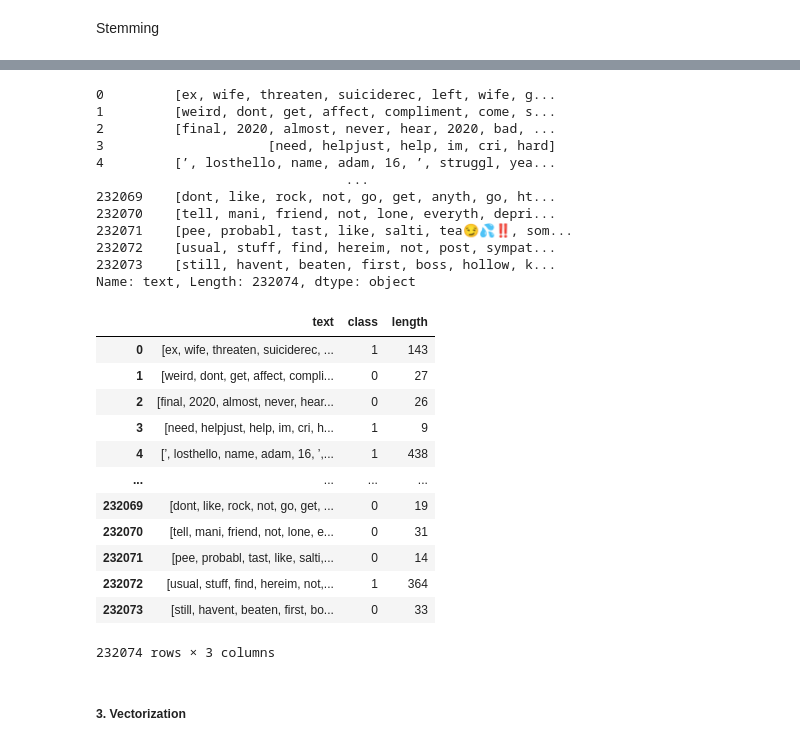
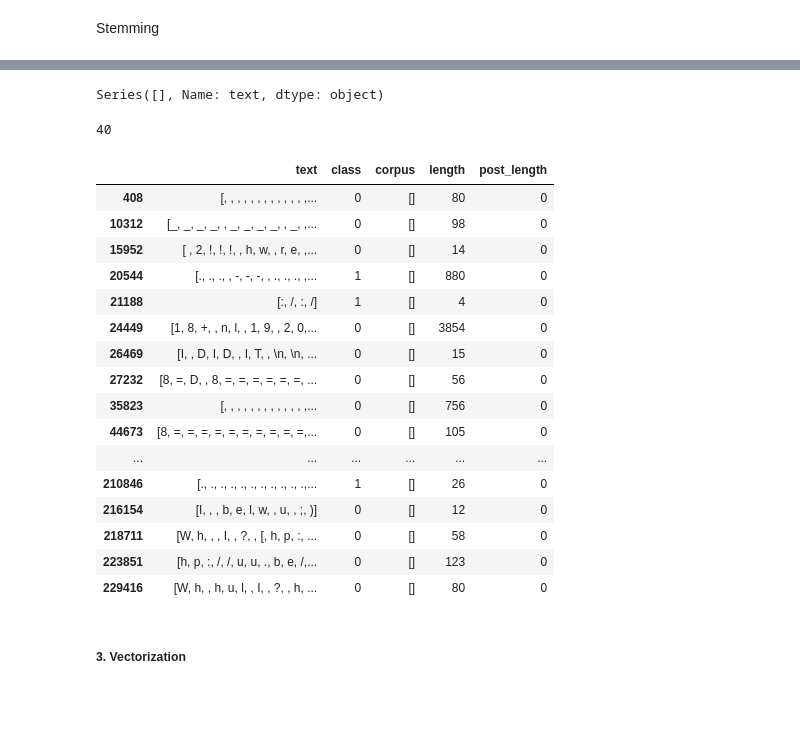
Before and after one commit to Passonei/NLP_Suicide_Detection, a Jupyter notebook: notebooks/analysis.ipynb, the cells around one changed output, grey strips where cells are left out. Cells and saved outputs as stored; diff of their text form; code cells hidden in the pictures; blank space fills up the shorter version.

```diff
--- a/notebooks/analysis.ipynb
+++ b/notebooks/analysis.ipynb
@@ -108,17 +141,18 @@ Remove stopwords
 # %%
 nltk.download('stopwords')
 stop_words = set(stopwords.words('english'))
-stop_words.discard('no')
-stop_words.discard('not')
-stop_words.discard('don')
+# stop_words.discard('no')
+# stop_words.discard('not')
+# stop_words.discard('don')
+stop_words.add('dont')
 # %% [output]
 [nltk_data] Downloading package stopwords to
 [nltk_data]     C:\Users\user\AppData\Roaming\nltk_data...
 [nltk_data]   Package stopwords is already up-to-date!
 # %%
-df_suicide_detection['text'] = df_suicide_detection['text'].apply(
+df_suicide_detection['corpus'] = df_suicide_detection['corpus'].apply(
     lambda document: [word for word in document if word not in stop_words]
     )
-df_suicide_detection['text'].head(1)
+df_suicide_detection['corpus'].head(1)
 # %% [output]
 0    [ex, wife, threatening, suiciderecently, left,...
@@ -140,31 +200,28 @@ Name: text, dtype: object
 # %%
-df_suicide_detection['text']
+df_suicide_detection[df_suicide_detection['length']==9684]['text']
 # %% [output]
-0         [ex, wife, threaten, suiciderec, left, wife, g...
-1         [weird, dont, get, affect, compliment, come, s...
-2         [final, 2020, almost, never, hear, 2020, bad, ...
-3                     [need, helpjust, help, im, cri, hard]
-4         [’, losthello, name, adam, 16, ’, struggl, yea...
-                                ...
-232069    [dont, like, rock, not, go, get, anyth, go, ht...
-232070    [tell, mani, friend, not, lone, everyth, depri...
-232071    [pee, probabl, tast, like, salti, tea😏💦‼️, som...
-232072    [usual, stuff, find, hereim, not, post, sympat...
-232073    [still, havent, beaten, first, boss, hollow, k...
-Name: text, Length: 232074, dtype: object
+Series([], Name: text, dtype: object)
-# %%
-df_suicide_detection
-# %% [output]
-|  | text | class | length |
-| 0 | [ex, wife, threaten, suiciderec, ... | 1 | 143 |
-| 1 | [weird, dont, get, affect, compli... | 0 | 27 |
-| 2 | [final, 2020, almost, never, hear... | 0 | 26 |
-| 3 | [need, helpjust, help, im, cri, h... | 1 | 9 |
-| 4 | [’, losthello, name, adam, 16, ’,... | 1 | 438 |
-| ... | ... | ... | ... |
-| 232069 | [dont, like, rock, not, go, get, ... | 0 | 19 |
-| 232070 | [tell, mani, friend, not, lone, e... | 0 | 31 |
-| 232071 | [pee, probabl, tast, like, salti,... | 0 | 14 |
-| 232072 | [usual, stuff, find, hereim, not,... | 1 | 364 |
-| 232073 | [still, havent, beaten, first, bo... | 0 | 33 |
-232074 rows × 3 columns
+# %%
+len(df_suicide_detection[df_suicide_detection['post_length']==0])
+# %% [output]
+40
+# %%
+df_suicide_detection[df_suicide_detection['post_length']==0]
+# %% [output]
+|  | text | class | corpus | length | post_length |
+| 408 | [︎, , ︎, , ︎, , ︎, , ︎, , ︎, , ︎,... | 0 | [] | 80 | 0 |
+| 10312 | [_, _, _, _, , _, _, _, _, , _, ,... | 0 | [] | 98 | 0 |
+| 15952 | [ , 2, !, !, !, , h, w, , r, e, ,... | 0 | [] | 14 | 0 |
+| 20544 | [., ., ., , -, -, -, , ., ., ., ,... | 1 | [] | 880 | 0 |
+| 21188 | [:, /, :, /] | 1 | [] | 4 | 0 |
+| 24449 | [1, 8, +, , n, l, , 1, 9, , 2, 0,... | 0 | [] | 3854 | 0 |
+| 26469 | [I, , D, I, D, , I, T, , \n, \n, ... | 0 | [] | 15 | 0 |
+| 27232 | [8, =, D, , 8, =, =, =, =, =, =, ... | 0 | [] | 56 | 0 |
+| 35823 | [‍, , ‍, , ‍, , ‍, , ‍, , ‍, , ‍,... | 0 | [] | 756 | 0 |
+| 44673 | [8, =, =, =, =, =, =, =, =, =, =,... | 0 | [] | 105 | 0 |
+| ... | ... | ... | ... | ... | ... |
+| 210846 | [., ., ., ., ., ., ., ., ., ., .,... | 1 | [] | 26 | 0 |
+| 216154 | [I, , , b, e, l, w, , u, , ;, )] | 0 | [] | 12 | 0 |
+| 218711 | [W, h, , , I, , ?, , [, h, p, :, ... | 0 | [] | 58 | 0 |
+| 223851 | [h, p, :, /, /, u, u, ., b, e, /,... | 0 | [] | 123 | 0 |
+| 229416 | [W, h, , h, u, l, , I, , ?, , h, ... | 0 | [] | 80 | 0 |
```
Also changed, not shown: parts of 36 cells of this notebook.
